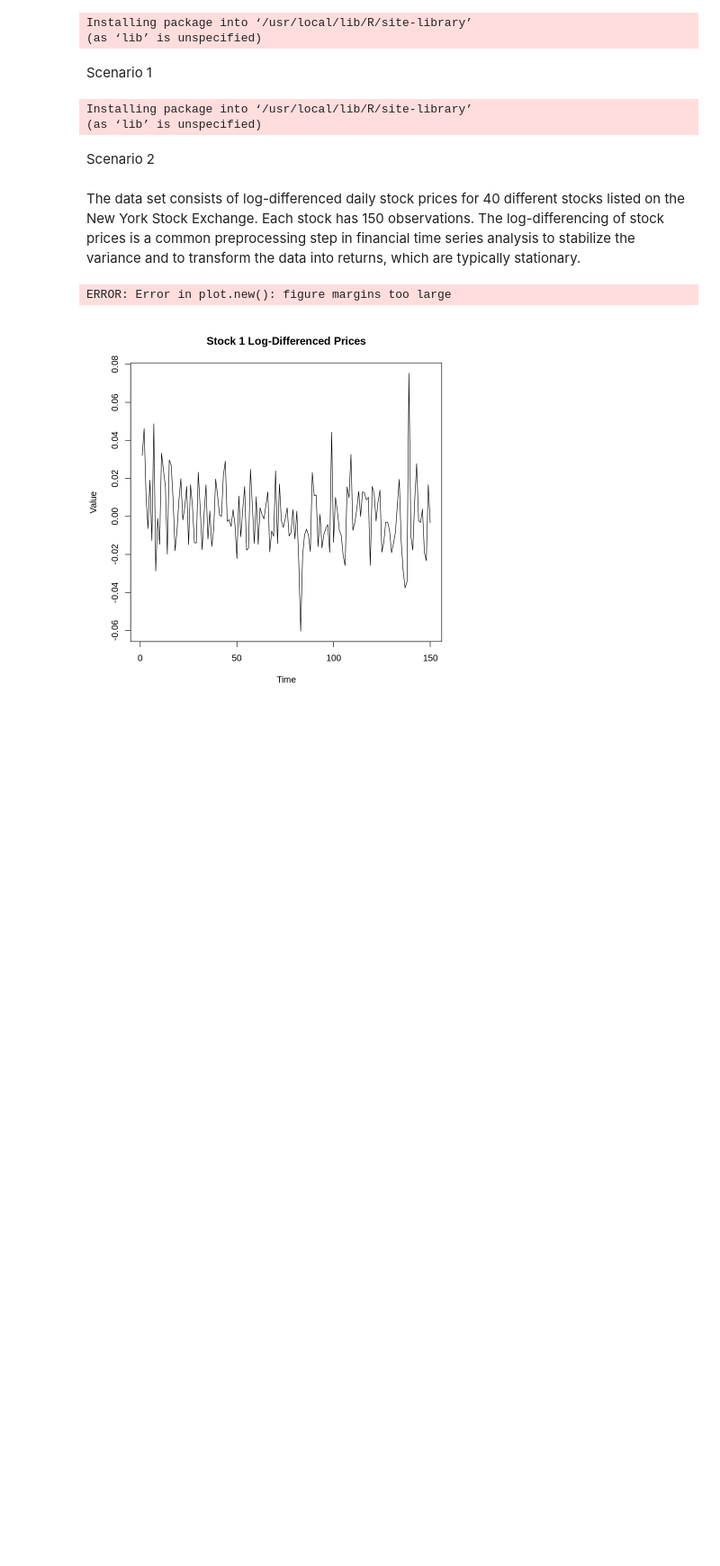
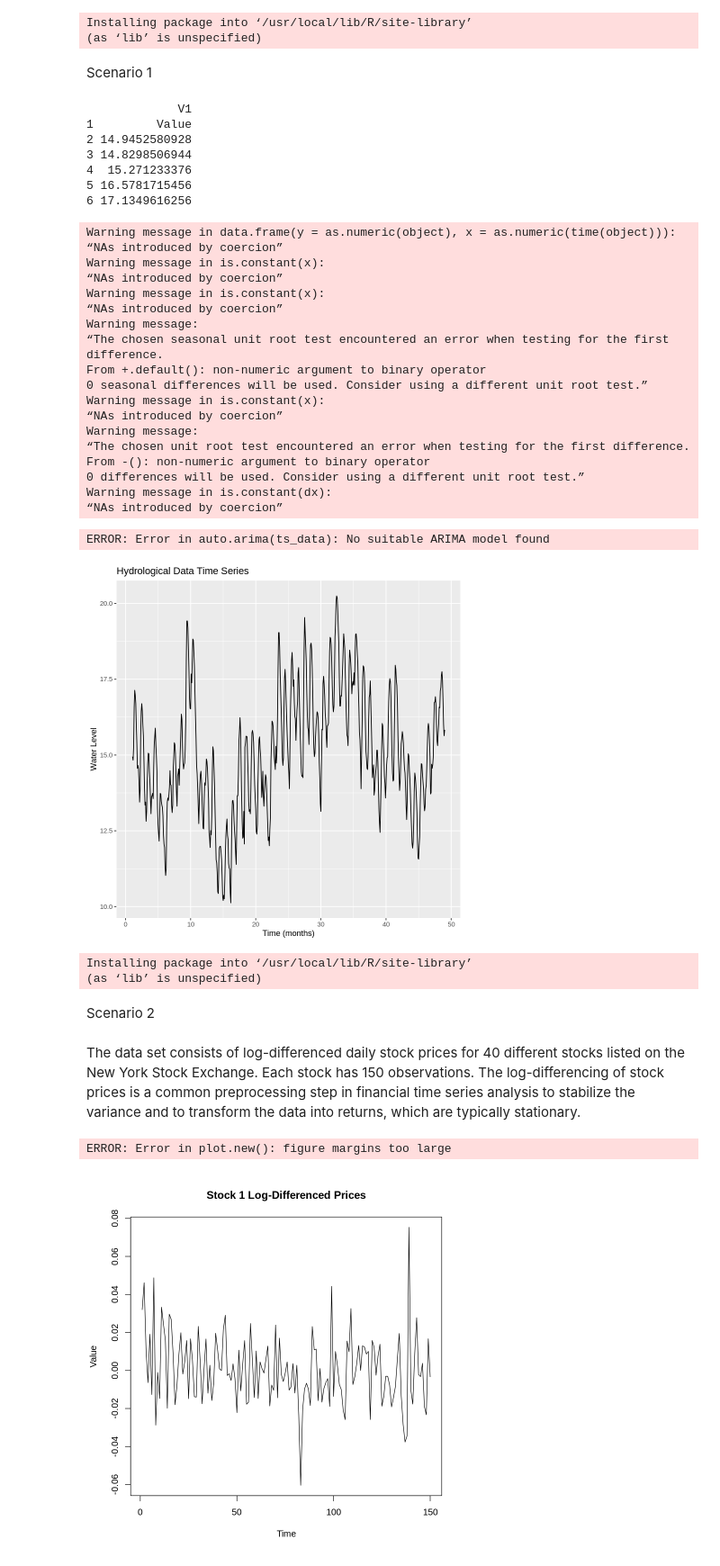
Before and after one commit to kf-rahman/UW-stat_courses, a Jupyter notebook: stat443_Final.ipynb, the cells around one changed output. Shown at 90% size. Drawn from its saved outputs; the diff is of its cells as text; code cells hidden in the pictures; blank space fills up the shorter version.

```diff
--- a/stat443_Final.ipynb
+++ b/stat443_Final.ipynb
@@ -82,3 +38,51 @@ write(report, file = "Scenario1_lastnameIDnumber_report.md")
+# %%
+# Load necessary libraries
+library(forecast)
+library(ggplot2)
+
+# Load the data
+data <- read.table("/content/hydrology_data.txt", header = TRUE, skip = 1)# Plot the time series
+autoplot(ts_data) + ggtitle("Hydrological Data Time Series") +
+  xlab("Time (months)") + ylab("Water Level")
+fit <- auto.arima(ts_data)
+
+# Summary of the ARIMA model
+summary(fit)
+
+# Forecast the next 24 months
+forecast_24 <- forecast(fit, h = 24)
+
+# Plot the forecast with prediction intervals
+autoplot(forecast_24) + ggtitle("24-Month Forecast with 95% Prediction Intervals") +
+  xlab("Time (months)") + ylab("Water Level")
+# %% [output]
+             V1
+1         Value
+2 14.9452580928
+3 14.8298506944
+4  15.271233376
+5 16.5781715456
+6 17.1349616256
+Warning message in data.frame(y = as.numeric(object), x = as.numeric(time(object))):
+“NAs introduced by coercion”
+Warning message in is.constant(x):
+“NAs introduced by coercion”
+Warning message in is.constant(x):
+“NAs introduced by coercion”
+Warning message:
+“The chosen seasonal unit root test encountered an error when testing for the first difference.
+From +.default(): non-numeric argument to binary operator
+0 seasonal differences will be used. Consider using a different unit root test.”
+Warning message in is.constant(x):
+“NAs introduced by coercion”
+Warning message:
+“The chosen unit root test encountered an error when testing for the first difference.
+From -(): non-numeric argument to binary operator
+0 differences will be used. Consider using a different unit root test.”
+Warning message in is.constant(dx):
+“NAs introduced by coercion”
+ERROR: Error in auto.arima(ts_data): No suitable ARIMA model found
+[figure, added]
 # %%
 install.packages("ggplot2")
 # %% [output]
```
Also changed, not shown: parts of 15 cells of this notebook.
